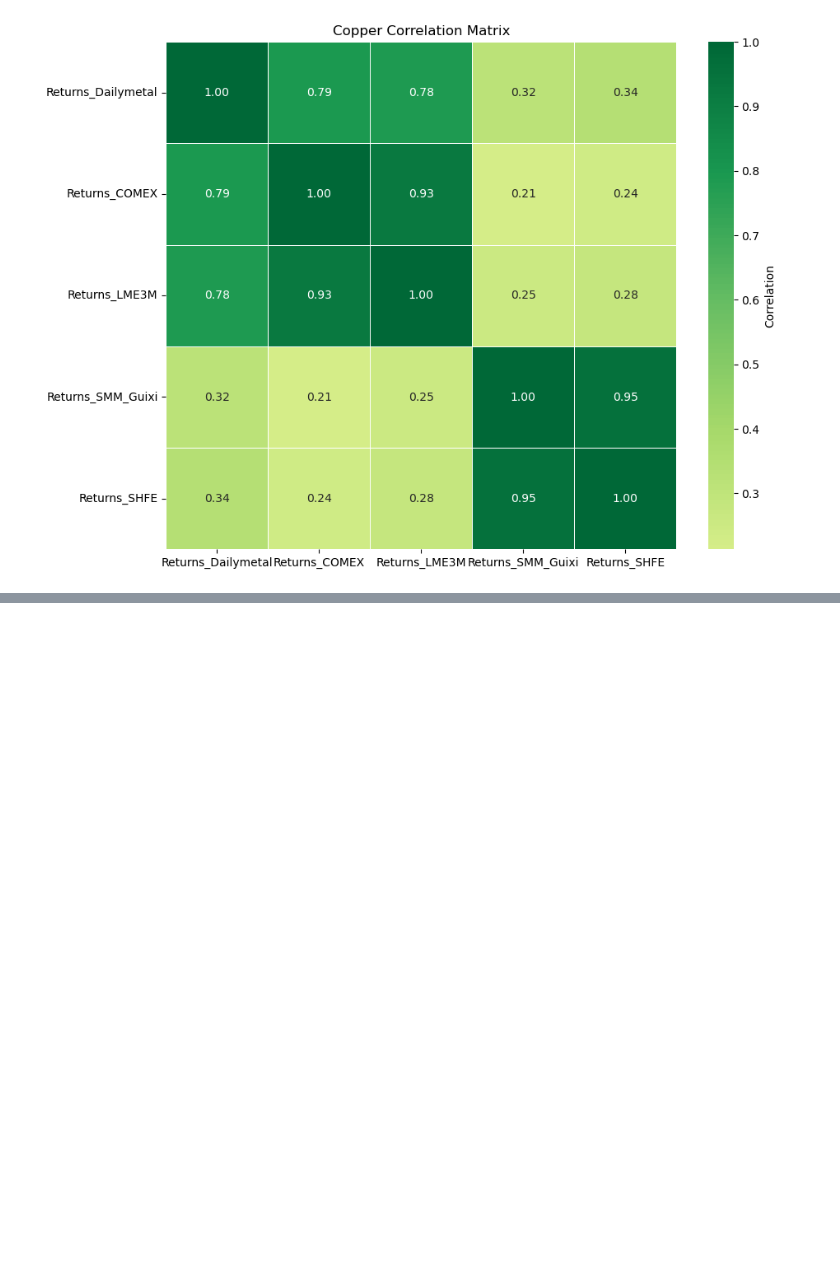
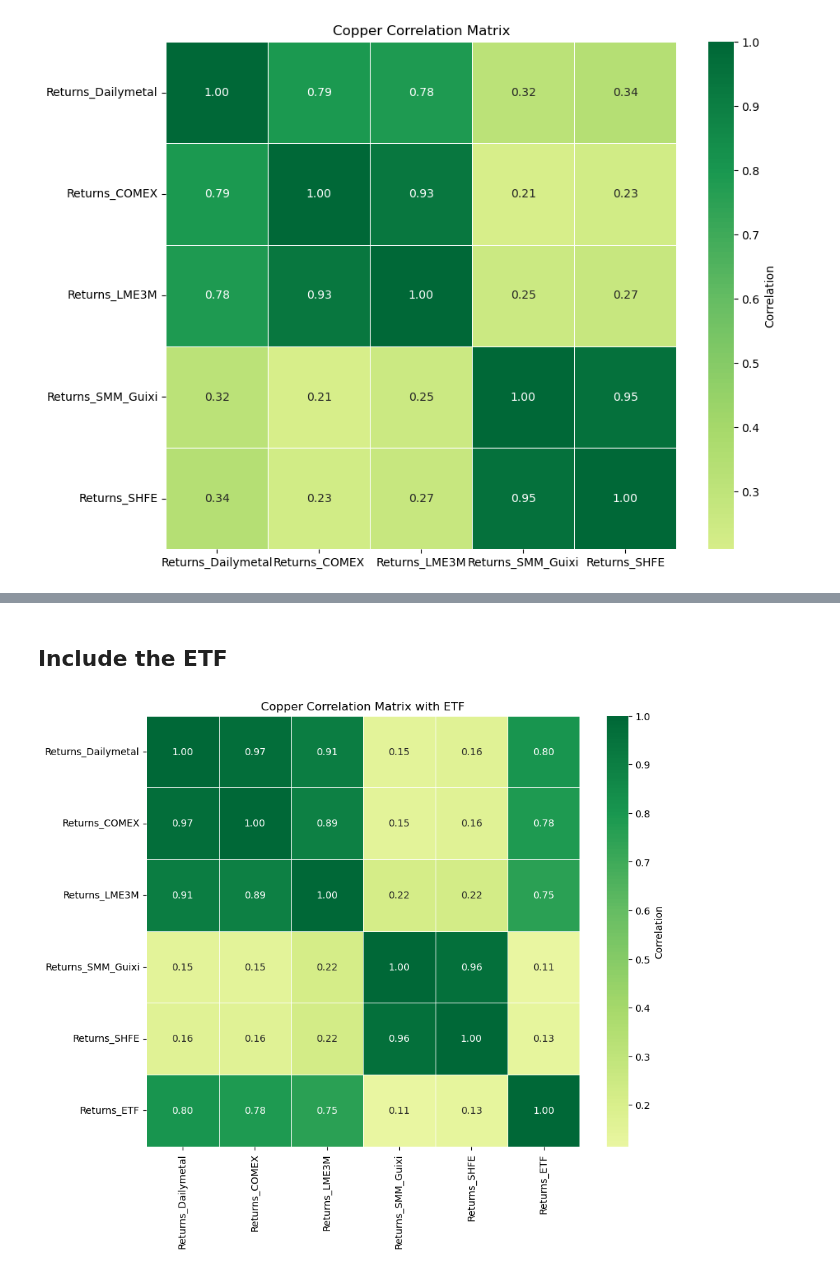
Before and after one commit to Doosheck/metals, a Jupyter notebook: data_overview.ipynb, the cells around one changed output, grey strips where cells are left out. Cells and saved outputs as stored; diff of their text form; code cells hidden in the pictures; blank space fills up the shorter version.

Commit message:
Add new data sources for enhanced analysis

```diff
--- a/data_overview.ipynb
+++ b/data_overview.ipynb
@@ -578,3 +580,13 @@ dfcu5.head()
 | 2024 | 2017-01-05 | 45560.0 | +560 | +1% | 45 210 | 45 110 | 45 830 | 8 155 | 45 360 | 45 480 |
 | 2023 | 2017-01-06 | 45160.0 | -400 | -1% | 45 350 | 44 930 | 45 430 | 9 540 | 45 090 | 45 140 |
 | 2022 | 2017-01-09 | 45330.0 | +170 | +0% | 45 160 | 44 880 | 45 480 | 8 520 | 45 400 | 45 490 |
+# %%
+# Load Copper data source #6 - Sprott Copper Miners ETF
+dfcu6 = pd.read_csv('/Users/michal/Documents/Code/metals/reuters_data/Sprott Copper Miners ETF.csv', sep=';')
+dfcu6 = dfcu6.rename(columns={'Exchange Date': 'Date'})
+dfcu6 = dfcu6.rename(columns={'Close' : 'Price'})
+dfcu6['Date'] = pd.to_datetime(dfcu6['Date'], format='%d-%b-%Y')
+dfcu6['Price'] = dfcu6['Price'].str.replace('\xa0', '').str.replace(',', '.').astype(float)
+dfcu6 = dfcu6.sort_values(by='Date')
+dfcu6 = dfcu6.drop(index=0)
+dfcu6.head()
@@ -700,3 +719,39 @@ fig_copper_scaled.update_layout(
     )
 )
 fig_copper_scaled.show()
+# %% [markdown]
+## Include the ETF
+# %%
+dfcu_merged = pd.merge(dfcu_merged, dfcu6[['Date', 'Price']], on='Date', how='inner')
+dfcu_merged = dfcu_merged.rename(columns={'Price': 'Price_ETF'})
+# Convert all price columns to float
+dfcu_merged['Price_Dailymetal'] = dfcu_merged['Price_ETF'].astype(float)
+
+fig_copper = px.line(dfcu_merged, x='Date', y=['Price_Dailymetal', 'Price_COMEX', 'Price_LME_3M', 'Price_SMM_Guixi', 'Price_SHFE', 'Price_ETF'],
+                      labels={'value': 'Price (USD/lb)', 'variable': 'Copper Price'},
+                      title='Copper Prices Over Time')
+fig_copper.update_layout(
+    xaxis_title='Date',
+    yaxis_title='Price (USD)',
+    legend_title_text='Copper Price Sources',
+    legend=dict(
+        orientation="h",
+        yanchor="bottom",
+        y=1.02,
+        xanchor="right",
+        x=1
+    )
+)
+fig_copper.show()
+# %%
+dfcu_merged['Returns_ETF'] = dfcu_merged['Price_ETF'].pct_change()
+# Drop NaN values
+dfcu_merged = dfcu_merged.dropna(subset=['Returns_Dailymetal', 'Returns_COMEX', 'Returns_LME3M', 'Returns_SMM_Guixi', 'Returns_SHFE', 'Returns_ETF'])
+# Calculate the correlation matrix
+correlation_matrix_copper = dfcu_merged[['Returns_Dailymetal', 'Returns_COMEX', 'Returns_LME3M', 'Returns_SMM_Guixi', 'Returns_SHFE', 'Returns_ETF']].corr()
+plt.figure(figsize=(10, 8))
+sns.heatmap(correlation_matrix_copper, annot=True, cmap='RdYlGn', center=0, cbar_kws={'label': 'Correlation'}, fmt=".2f", linewidths=0.5)
+plt.title("Copper Correlation Matrix with ETF")
+plt.show()
+# %% [output]
+[figure, added]
```
Also changed, not shown: parts of 7 cells of this notebook.
